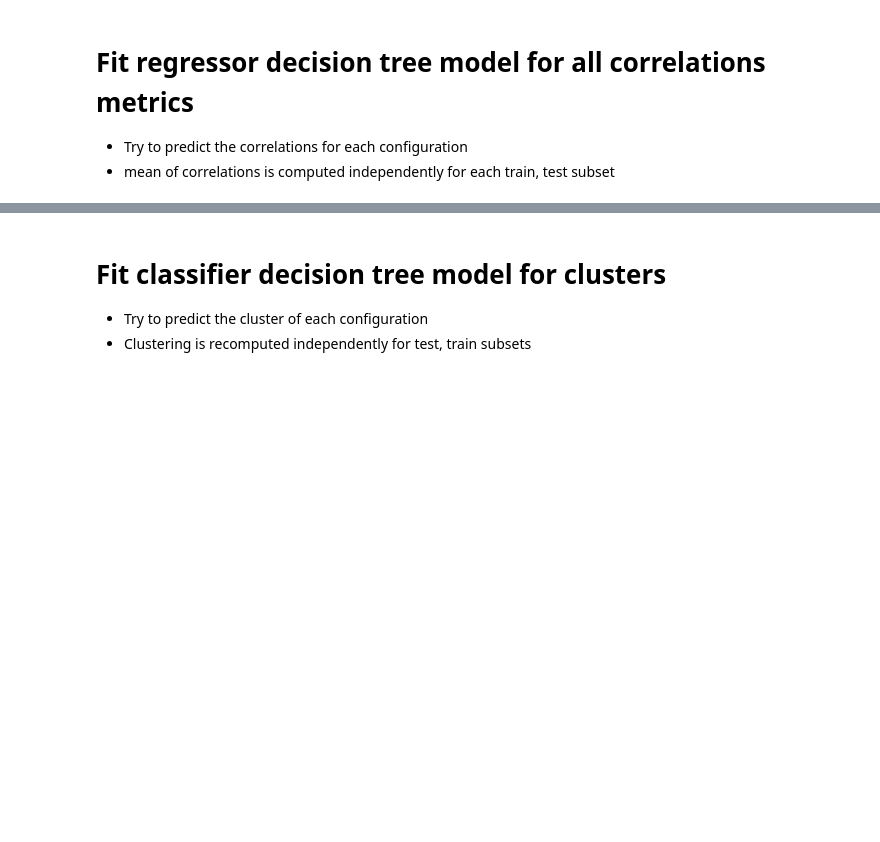
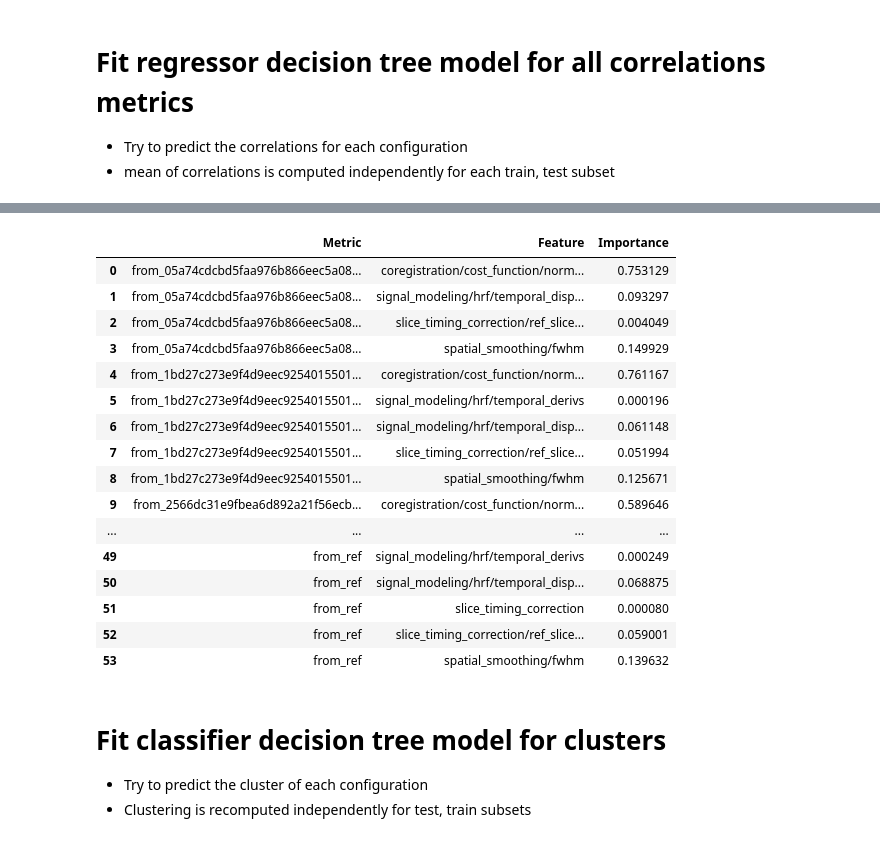
Before and after one commit to Inria-Empenn/fmri_feature_model, a Jupyter notebook: analysis/auditory/auditory_analysis.ipynb, the cells around one changed output, grey strips where cells are left out. Saved outputs shown, nothing was run; the diff lists cells and outputs as text; code cells hidden in the pictures; blank space fills up the shorter version.

```diff
--- a/analysis/auditory/auditory_analysis.ipynb
+++ b/analysis/auditory/auditory_analysis.ipynb
@@ -495,3 +505,26 @@ Iteration 10, Current train size: 0.7
+# %%
+importance_df = pd.DataFrame(feat_reg_importances, columns=['Metric', 'Feature', 'Importance']).sort_values(by='Importance', ascending=False)
+importance_df = importance_df[importance_df['Importance'] > 0]
+average_importance = importance_df.groupby(['Metric', 'Feature'])['Importance'].mean().reset_index()
+average_importance.head(500)
+# %% [output]
+|  | Metric | Feature | Importance |
+| 0 | from_05a74cdcbd5faa976b866eec5a08... | coregistration/cost_function/norm... | 0.753129 |
+| 1 | from_05a74cdcbd5faa976b866eec5a08... | signal_modeling/hrf/temporal_disp... | 0.093297 |
+| 2 | from_05a74cdcbd5faa976b866eec5a08... | slice_timing_correction/ref_slice... | 0.004049 |
+| 3 | from_05a74cdcbd5faa976b866eec5a08... | spatial_smoothing/fwhm | 0.149929 |
+| 4 | from_1bd27c273e9f4d9eec9254015501... | coregistration/cost_function/norm... | 0.761167 |
+| 5 | from_1bd27c273e9f4d9eec9254015501... | signal_modeling/hrf/temporal_derivs | 0.000196 |
+| 6 | from_1bd27c273e9f4d9eec9254015501... | signal_modeling/hrf/temporal_disp... | 0.061148 |
+| 7 | from_1bd27c273e9f4d9eec9254015501... | slice_timing_correction/ref_slice... | 0.051994 |
+| 8 | from_1bd27c273e9f4d9eec9254015501... | spatial_smoothing/fwhm | 0.125671 |
+| 9 | from_2566dc31e9fbea6d892a21f56ecb... | coregistration/cost_function/norm... | 0.589646 |
+| ... | ... | ... | ... |
+| 49 | from_ref | signal_modeling/hrf/temporal_derivs | 0.000249 |
+| 50 | from_ref | signal_modeling/hrf/temporal_disp... | 0.068875 |
+| 51 | from_ref | slice_timing_correction | 0.000080 |
+| 52 | from_ref | slice_timing_correction/ref_slice... | 0.059001 |
+| 53 | from_ref | spatial_smoothing/fwhm | 0.139632 |
 # %% [markdown]
 # Fit classifier decision tree model for clusters
 - Try to predict the cluster of each configuration
```
Also changed, not shown: parts of 11 cells of this notebook, 26 other files.
